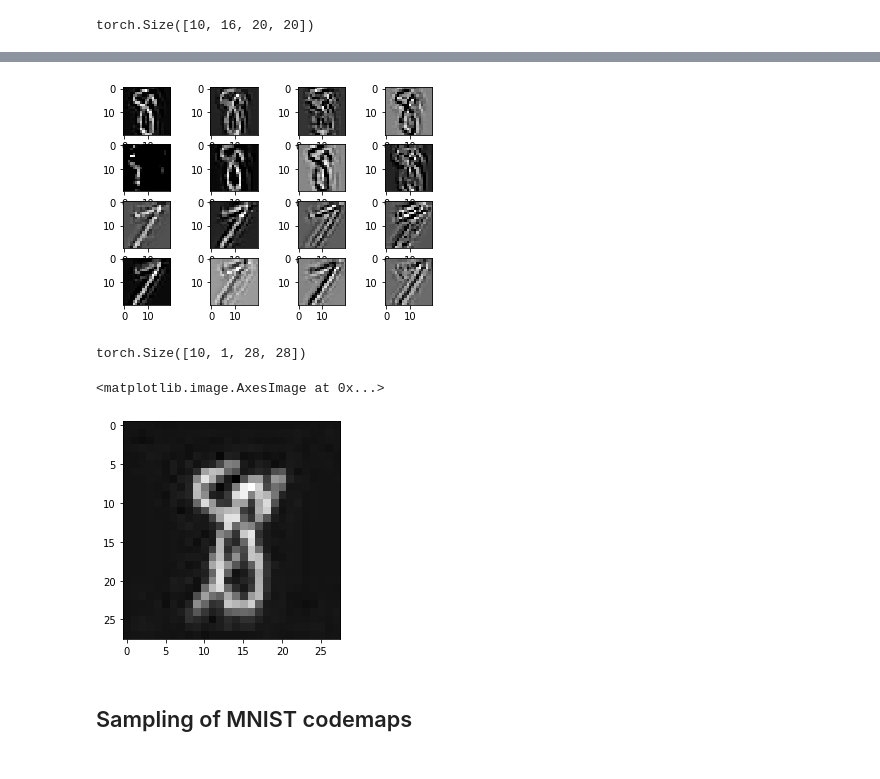
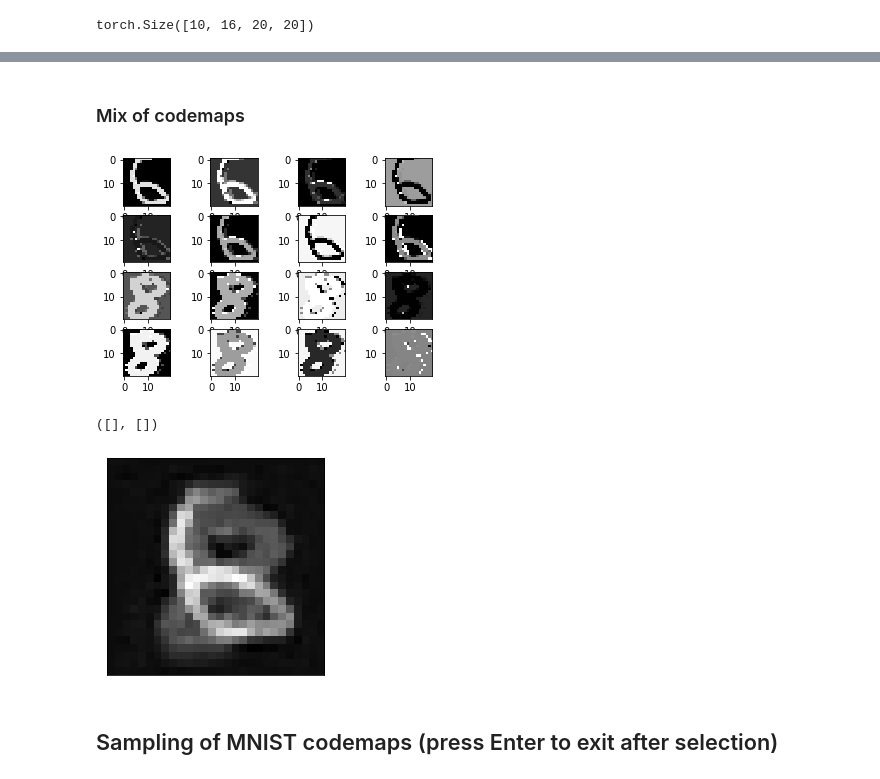
Before and after one commit to aRI0U/spectrogram-inpainting, a Jupyter notebook: code/bayesian_classifier.ipynb, the cells around one changed output, grey strips where cells are left out. Drawn from its saved outputs; the diff is of its cells as text; code cells hidden in the pictures.

```diff
--- a/code/bayesian_classifier.ipynb
+++ b/code/bayesian_classifier.ipynb
@@ -235,7 +238,8 @@ MNIST_model.load_state_dict(MNIST_state_dict)
 # %% [markdown]
 ## Simple operations on MNIST Codemaps
 # %%
-codemaps = MNIST_model.encoder(example_data).detach()
+example0_encoded = MNIST_model.encoder(example_data).detach()
+codemaps, codes, q_loss = MNIST_model.quantizer(example0_encoded)
 np.shape(codemaps)
 # %% [output]
 torch.Size([10, 16, 20, 20])
@@ -241,0 +248,10 @@ torch.Size([10, 16, 20, 20])
+# %%
+cm_tr = codemaps.clone()
+size_cm = np.shape(cm_tr)
+for i in range(1,16):
+    cm_tr[0][i] = torch.zeros((size_cm[2], size_cm[3]))
+# %%
+# Display
+for i in range(0,16):
+    plt.subplot(4,4,i+1)
+    plt.imshow(cm_tr[0][i], cmap='gray', interpolation='none')
@@ -242,25 +269,24 @@ torch.Size([10, 16, 20, 20])
+# %% [markdown]
+### Mix of codemaps
 # %%
-codemap_mix = codemaps[0]
+cm_mix = codemaps.clone()
 for i in range(8,16):
-    codemap_mix[i] = codemaps[1][i]
-codemaps[0] = codemap_mix
+    cm_mix[0][i] = codemaps[1][i]
 # %%
 # Display
 for i in range(0,16):
     plt.subplot(4,4,i+1)
-    plt.imshow(codemap_mix[i], cmap='gray', interpolation='none')
+    plt.imshow(cm_mix[0][i], cmap='gray', interpolation='none')
 # %% [output]
-[figure, old version]
+[figure, new version]
-# %%
-z_q, codes, q_loss = MNIST_model.quantizer(codemaps)
-output = MNIST_model.decoder(z_q).detach()
-np.shape(output)
-# %% [output]
-torch.Size([10, 1, 28, 28])
 # %%
-plt.imshow(output[0][0], cmap='gray', interpolation='none')
+output_mix = MNIST_model.decoder(cm_mix).detach()
+
+plt.imshow(output_mix[0][0], cmap='gray', interpolation='none')
+plt.xticks([])
+plt.yticks([])
 # %% [output]
-<matplotlib.image.AxesImage at 0x...>
+([], [])
-[figure, old version]
+[figure, new version]
 # %% [markdown]
-## Sampling of MNIST codemaps
+## Sampling of MNIST codemaps (press Enter to exit after selection)
```
Also changed, not shown: parts of 17 cells of this notebook.
